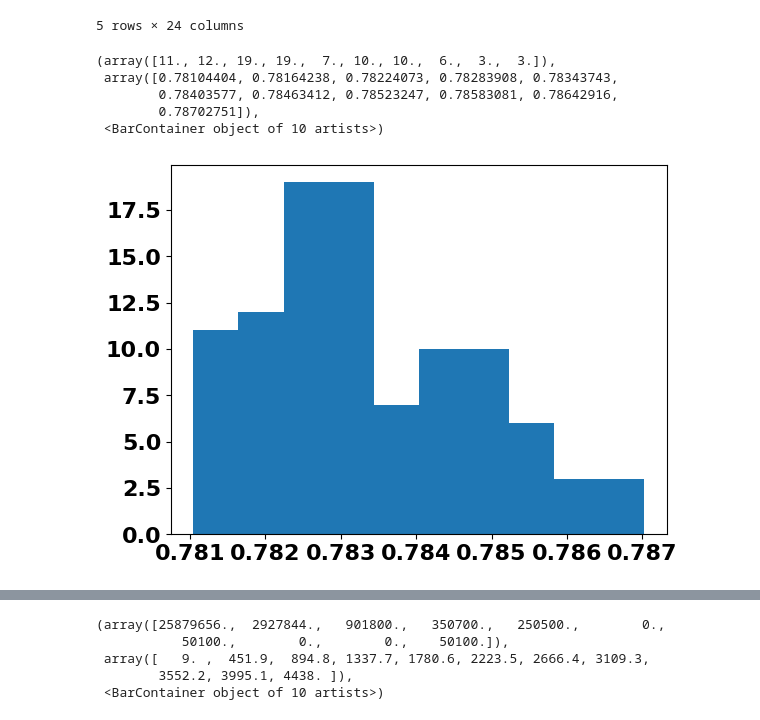
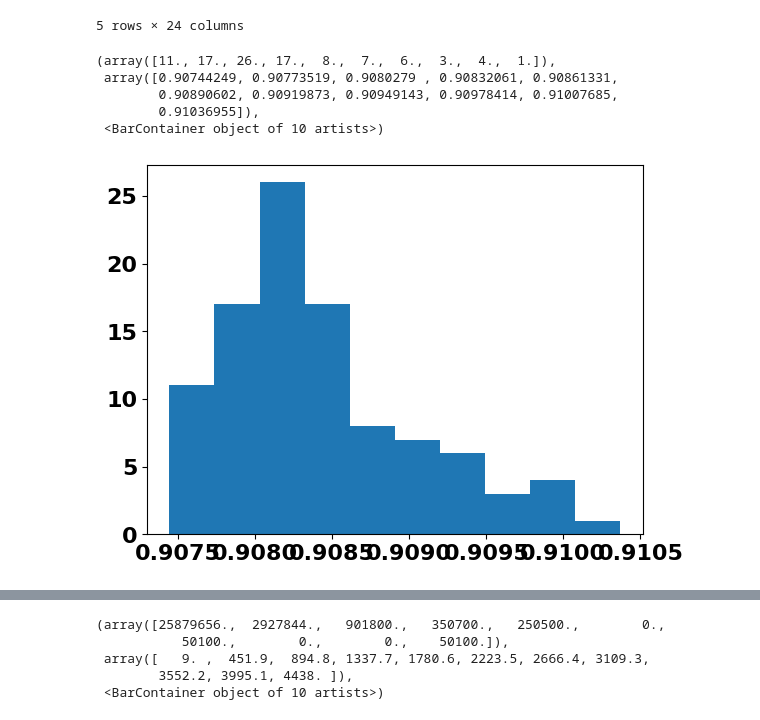
Before and after one commit to RandallJEllis/rfb, a Jupyter notebook: all_outcomes/rfb.ipynb, the cells around one changed output, grey strips where cells are left out. Cells and saved outputs as stored; diff of their text form; code cells hidden in the pictures.

```diff
--- a/all_outcomes/rfb.ipynb
+++ b/all_outcomes/rfb.ipynb
@@ -105,11 +103,11 @@ nfeat_5.head()
 | 4 | 5 | 132016 | 0 | 4 | 7797 | 2662 | 26 | 12 | 0.525775 | 0.003822 | ... |
 5 rows × 24 columns
 # %%
-plt.hist(mean_nfeat_5[mean_nfeat_5.outcome == 131022]['auroc_mean'])
+plt.hist(mean_nfeat_5[mean_nfeat_5.outcome == 132264]['auroc_mean'])
 # %% [output]
-(array([11., 12., 19., 19.,  7., 10., 10.,  6.,  3.,  3.]),
- array([0.78104404, 0.78164238, 0.78224073, 0.78283908, 0.78343743,
-        0.78403577, 0.78463412, 0.78523247, 0.78583081, 0.78642916,
-        0.78702751]),
+(array([11., 17., 26., 17.,  8.,  7.,  6.,  3.,  4.,  1.]),
+ array([0.90744249, 0.90773519, 0.9080279 , 0.90832061, 0.90861331,
+        0.90890602, 0.90919873, 0.90949143, 0.90978414, 0.91007685,
+        0.91036955]),
  <BarContainer object of 10 artists>)
-[figure, old version]
+[figure, new version]
```
Also changed, not shown: parts of 2 cells of this notebook, 3 other files.
